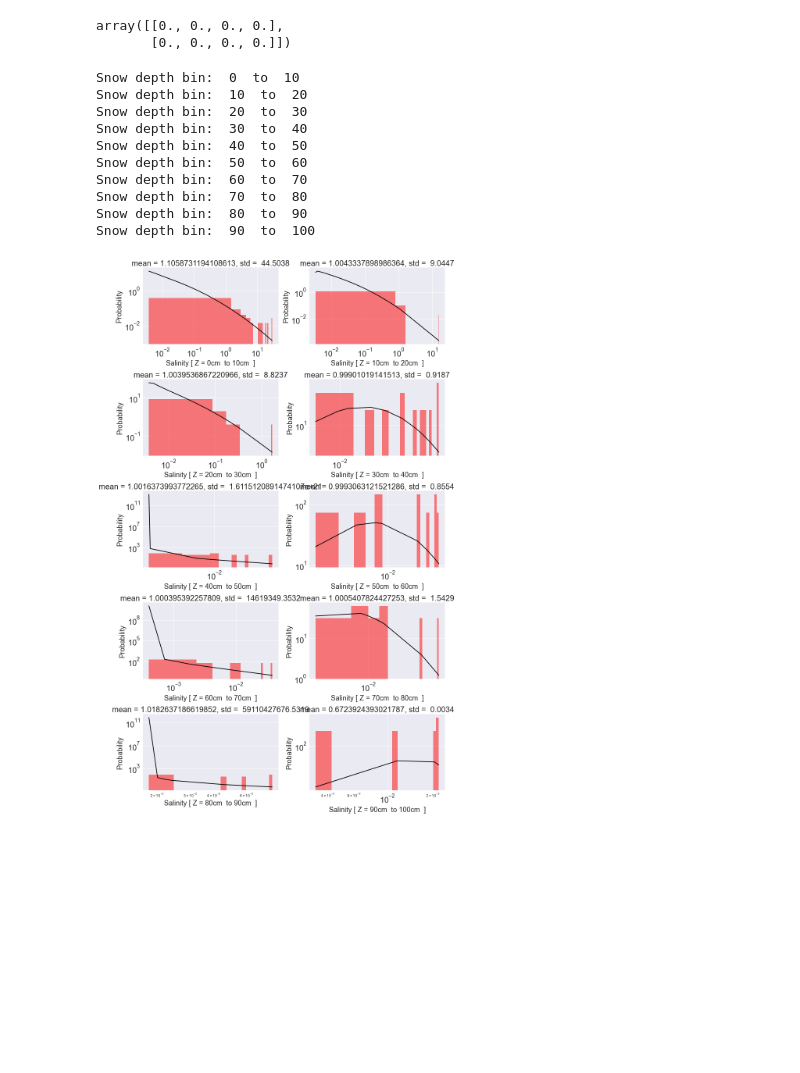
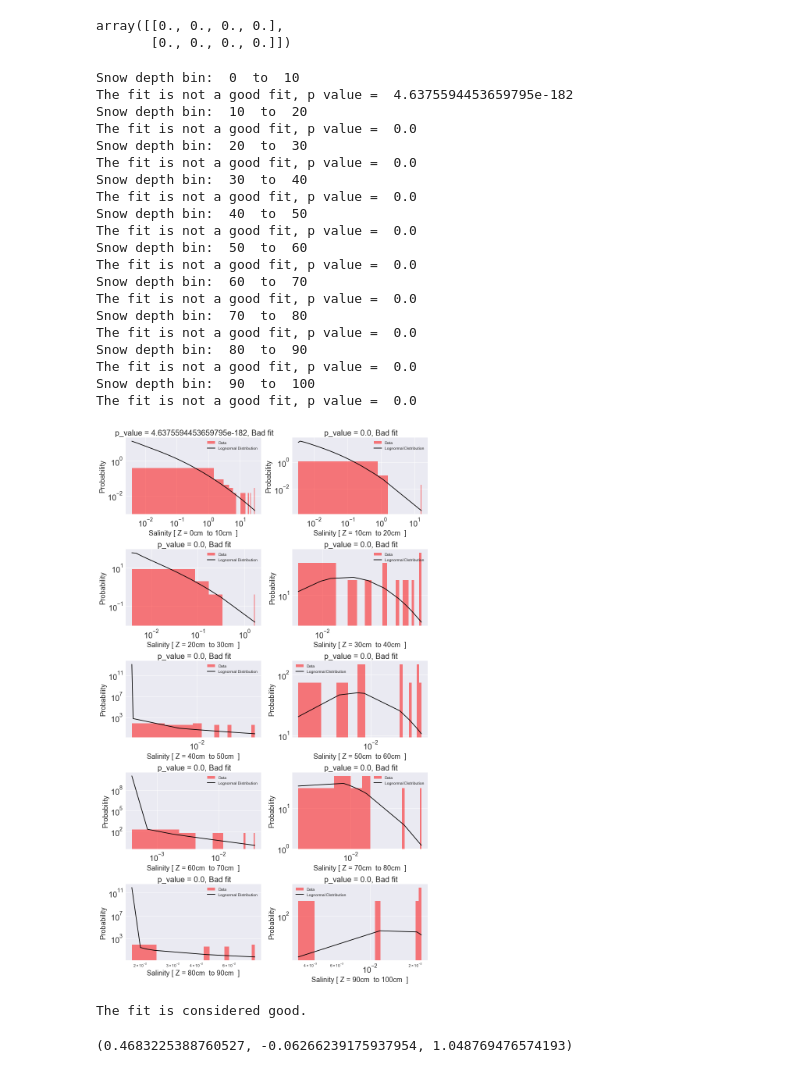
Before and after one commit to bazilsky/jupyter_local, a Jupyter notebook: netcdf/comparison_with_confer_et_al_2013.ipynb, the cells around one changed output. Saved outputs shown, nothing was run; the diff lists cells and outputs as text; code cells hidden in the pictures; blank space fills up the shorter version.

Commit message:
p value test

```diff
--- a/netcdf/comparison_with_confer_et_al_2013.ipynb
+++ b/netcdf/comparison_with_confer_et_al_2013.ipynb
@@ -52,7 +52,7 @@ plt.legend(fontsize = 18)
 # for each snow depth bin, calculate the salinity distribution
 
 depth_bins = np.arange(0,100,10)
-depth_bins = [20, 40]
+depth_bins = [80, 90]
 
 
 for i in range(len(depth_bins)-1):
@@ -147,47 +147,100 @@ for i in range(num_plots):
     print('Snow depth bin: ', depth_bins[i], ' to ', depth_bins[i+1])
     salinity_slice = salinity[(snow_depth >= depth_bins[i]) & (snow_depth < depth_bins[i+1])]
 
-    shape, loc, scale = lognorm.fit(salinity_slice)
+    params = lognorm.fit(salinity_slice)
+
+    shape = params[0]
+    loc   = params[1]
+    scale = params[2]
+
+    # kolmogo-smirnov test
+    _, p_value = kstest(data, "lognorm", args=params)
+    flag = ''
+    if p_value > 0.05:
+        flag = 'good fit'
+        print('The fit is a good fit, p value = ', p_value)
+    else:
+        flag = 'Bad fit'
+        print('The fit is not a good fit, p value = ', p_value)
+
 
     # mean of the distribution
-    mean_1 = np.exp(loc + scale**2/2)
+    mean_1 = np.exp(loc + shape**2/2) * scale
     # standard deviation of the distribution
     std_1 = np.sqrt(np.exp(shape**2) - 1) * mean_1
 
 
 
     #val_str = f'shape = {round(shape,4)}, loc =  {round(loc,4)},  scale = {round(scale,4)}'
-    val_str = f'mean = {mean_1}, std =  {round(std_1,4)}'
+    val_str = f'mean = {round(mean_1,4)}, std =  {round(std_1,4)}, p_value = {round(p_value,3)}, {flag}'
+    val_str = f' p_value = {p_value}, {flag}'
+
     z_bin = f' [ Z = {depth_bins[i]}cm  to {depth_bins[i+1]}cm  ]'
     pdf = lognorm.pdf(salinity_slice, shape, loc, scale)
 
     sorted_indices = np.argsort(salinity_slice)
     pdf_sorted = pdf[sorted_indices]
     salinity_sorted = np.sort(salinity_slice)
 
     row = i//num_cols
     col = i%num_cols
     ax[row, col].hist(salinity_slice, bins=20, density=True, color='r', alpha=0.5, label='Data')
     ax[row, col].plot(salinity_sorted, pdf_sorted, 'k-', label='Lognormal Distribution')
     #ax[row, col].set_title('Snow depth bin: [ '+str(depth_bins[i])+' to '+str(depth_bins[i+1])+' ]', fontsize=20)
     ax[row, col].set_title(val_str, fontsize=20)
     ax[row, col].set_xlabel('Salinity'+ z_bin, fontsize=18)
     ax[row, col].set_ylabel('Probability', fontsize=18)
     ax[row, col].set_xscale('log')
     ax[row, col].set_yscale('log')
     ax[row, col].tick_params(axis='both', which='major', labelsize=20)
+    ax[row,col].legend()
 
 plt.tight_layout()
+plt.legend()
 plt.show()
 # %% [output]
 Snow depth bin:  0  to  10
+The fit is not a good fit, p value =  4.6375594453659795e-182
 Snow depth bin:  10  to  20
+The fit is not a good fit, p value =  0.0
 Snow depth bin:  20  to  30
+The fit is not a good fit, p value =  0.0
 Snow depth bin:  30  to  40
+The fit is not a good fit, p value =  0.0
 Snow depth bin:  40  to  50
+The fit is not a good fit, p value =  0.0
 Snow depth bin:  50  to  60
+The fit is not a good fit, p value =  0.0
 Snow depth bin:  60  to  70
+The fit is not a good fit, p value =  0.0
 Snow depth bin:  70  to  80
+The fit is not a good fit, p value =  0.0
 Snow depth bin:  80  to  90
+The fit is not a good fit, p value =  0.0
 Snow depth bin:  90  to  100
+The fit is not a good fit, p value =  0.0
-[figure, old version]
+[figure, new version]
+# %%
+import numpy as np
+from scipy.stats import lognorm, kstest
+
+# Generate some data from a log-normal distribution
+data = lognorm.rvs(0.5, loc=0, scale=1, size=1000)
+
+# Fit the data to a log-normal distribution using lognorm.fit
+params = lognorm.fit(data)
+
+# Perform the K-S test to compare the data and the fitted distribution
+_, p_value = kstest(data, "lognorm", args=params)
+
+# Check if the p-value is greater than the significance level (e.g., 0.05)
+if p_value > 0.05:
+    print("The fit is considered good.")
+else:
+    print("The fit is considered not good.")
+# %% [output]
+The fit is considered good.
+# %%
+params
+# %% [output]
+(0.4683225388760527, -0.06266239175937954, 1.048769476574193)
```
Also changed, not shown: parts of 2 cells of this notebook.
